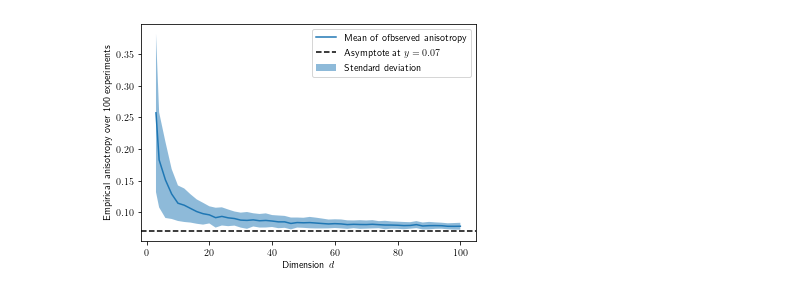
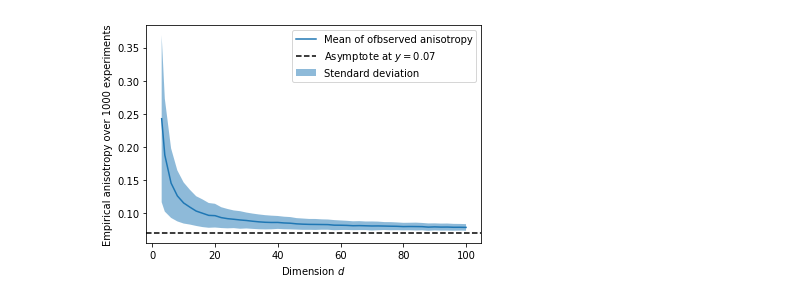
Before and after one commit to leoHeidel/OT-numerics, a Jupyter notebook: numerics.ipynb, the cells around one changed output. Drawn from its saved outputs; the diff is of its cells as text; code cells hidden in the pictures.

```diff
--- a/numerics.ipynb
+++ b/numerics.ipynb
@@ -3,9 +3,9 @@ import matplotlib.pyplot as plt
 import numpy as np
 import tqdm.notebook as tqdm
 # %%
-import matplotlib as mpl
-plt.rcParams.update({
-    "text.usetex": True})
+#import matplotlib as mpl
+#plt.rcParams.update({
+#    "text.usetex": True})
 # %%
 def random_cov_matrix(d, alpha=1/3):
     """
@@ -47,0 +76,10 @@ OK
+# %%
+n = 1000
+d = 5
+A = random_cov_matrix(d)
+beta = 1
+lbda = 0.000001
+alpha = estimate_alpha(beta, d)
+mu = sample_X(d, alpha, beta, A, n)
+nu = sample_X(d, alpha, beta, A, n)
+compute_T(mu, nu, lbda)
@@ -47,0 +88,16 @@ OK
+# %%
+dist = []
+n_values = np.logspace(10, 500, 10, dtype=np.int)
+for n in tqdm.tqdm(n_values):
+    d = 5
+    A = random_cov_matrix(d)
+    beta = 1
+    lbda = 0.1
+    alpha = estimate_alpha(beta, d)
+    mu = sample_X(d, alpha, beta, A, n)
+    nu = sample_X(d, alpha, beta, A, n)
+    dist.append(compute_T(mu, nu))
+
+plt.plot(dist)
+plt.yscale("log")
+plt.xscale("log")
@@ -48,30 +169,30 @@ OK
 # %%
-def plot_random_cov_matrix_eigenvalues(min_d=3, max_d=100, nb_points=50, exp_per_points=100):
+def plot_random_cov_matrix_eigenvalues(min_d=3, max_d=100, nb_points=50, exp_per_points=1000):
     dimensions = np.linspace(min_d, max_d, nb_points, dtype=np.int)
     mean = []
     std = []
     for d in tqdm.tqdm(dimensions):
         res = []
         for _ in range(exp_per_points):
             A = random_cov_matrix(d)
             #Min eigenvalue / Max eigenvalue
             ratio = np.linalg.cond(A, p=-2)
             res.append(ratio)
         mean.append(np.mean(res))
         std.append(np.std(res))
     mean = np.array(mean)
     std = np.array(std)
     plt.plot(dimensions, mean, label="Mean of ofbserved anisotropy")
     plt.axhline(y=0.07, color="black", linestyle="--", label="Asymptote at $y = 0.07$")
     plt.fill_between(dimensions, mean-std, mean+std, alpha=0.5, label="Stendard deviation")
     plt.ylabel(f"Empirical anisotropy over {exp_per_points} experiments")
     plt.xlabel("Dimension $d$")
     plt.legend()
     plt.savefig("images/anisotropy.svg")
     plt.savefig("images/anisotropy.png")
 
 plot_random_cov_matrix_eigenvalues()
 # %% [output]
 [interactive output not drawn]
-[figure, old version]
+[figure, new version]
 # %%
```
Also changed, not shown: parts of 5 cells of this notebook, 4 other files.
